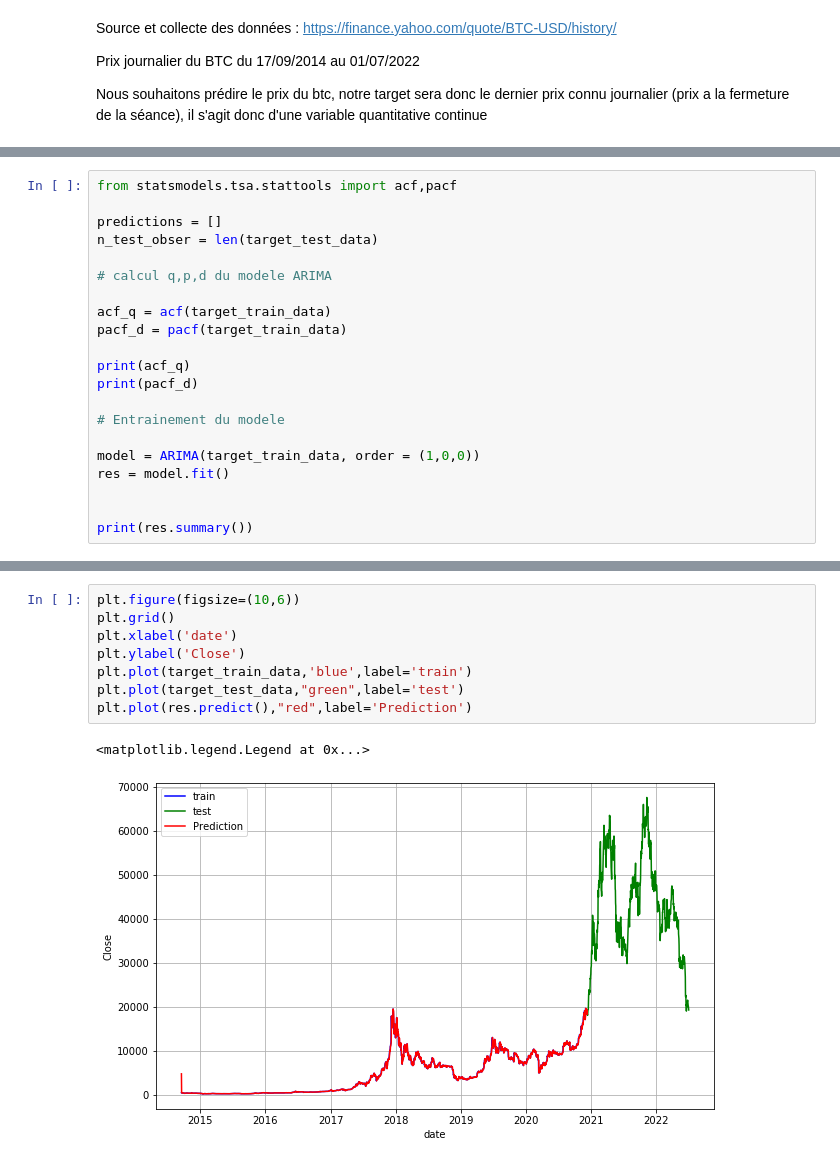
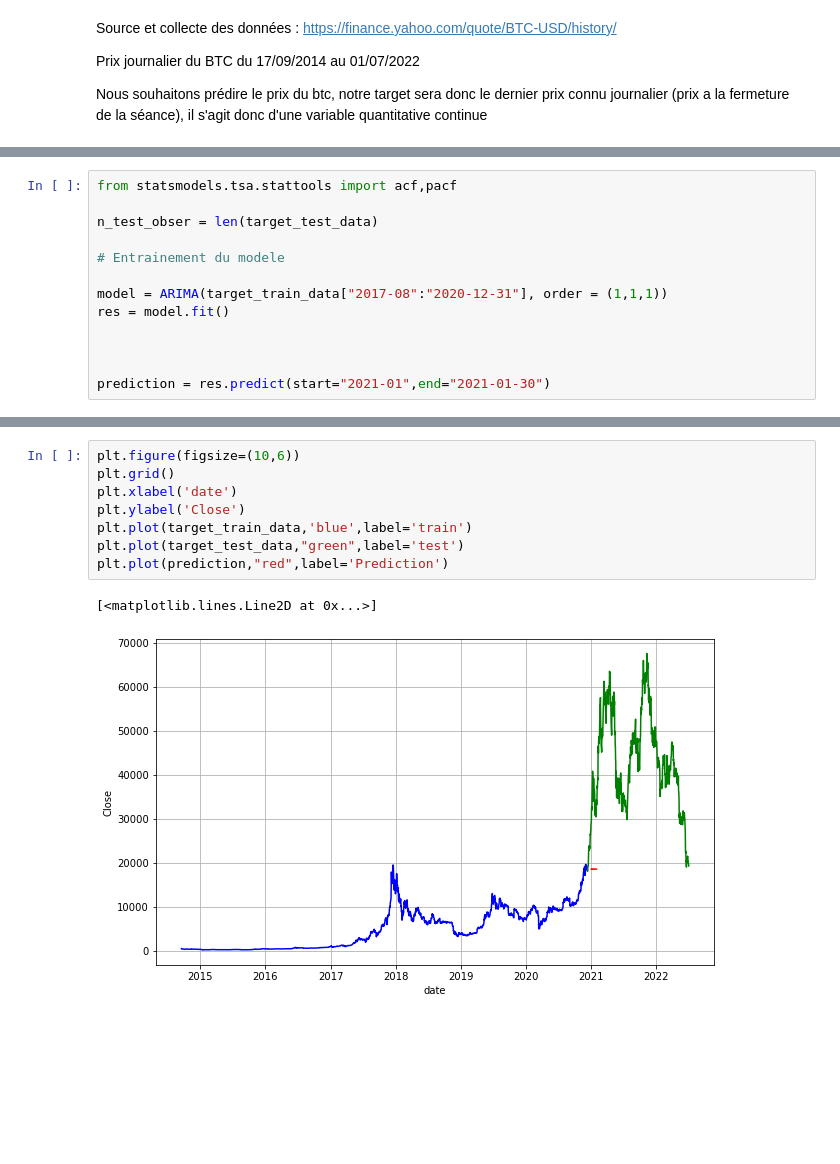
Before and after one commit to RAZMOKEUR/BTC-Priceprediction, a Jupyter notebook: Projet.ipynb, the cells around one changed output, grey strips where cells are left out. Saved outputs shown, nothing was run; the diff lists cells and outputs as text; blank space fills up the shorter version.

```diff
--- a/Projet.ipynb
+++ b/Projet.ipynb
@@ -108,21 +127,13 @@ plt.legend()
 # %%
 from statsmodels.tsa.stattools import acf,pacf
 
-predictions = []
 n_test_obser = len(target_test_data)
-
-# calcul q,p,d du modele ARIMA
-
-acf_q = acf(target_train_data)
-pacf_d = pacf(target_train_data)
-
-print(acf_q)
-print(pacf_d)
 
 # Entrainement du modele
 
-model = ARIMA(target_train_data, order = (1,0,0))
+model = ARIMA(target_train_data["2017-08":"2020-12-31"], order = (1,1,1))
 res = model.fit()
 
 
-print(res.summary())
+
+prediction = res.predict(start="2021-01",end="2021-01-30")
@@ -147,11 +163,11 @@ Warnings:
 # %%
 plt.figure(figsize=(10,6))
 plt.grid()
 plt.xlabel('date')
 plt.ylabel('Close')
 plt.plot(target_train_data,'blue',label='train')
 plt.plot(target_test_data,"green",label='test')
-plt.plot(res.predict(),"red",label='Prediction')
+plt.plot(prediction,"red",label='Prediction')
 # %% [output]
-<matplotlib.legend.Legend at 0x...>
+[<matplotlib.lines.Line2D at 0x...>]
-[figure, old version]
+[figure, new version]
```
Also changed, not shown: parts of 8 cells of this notebook.
